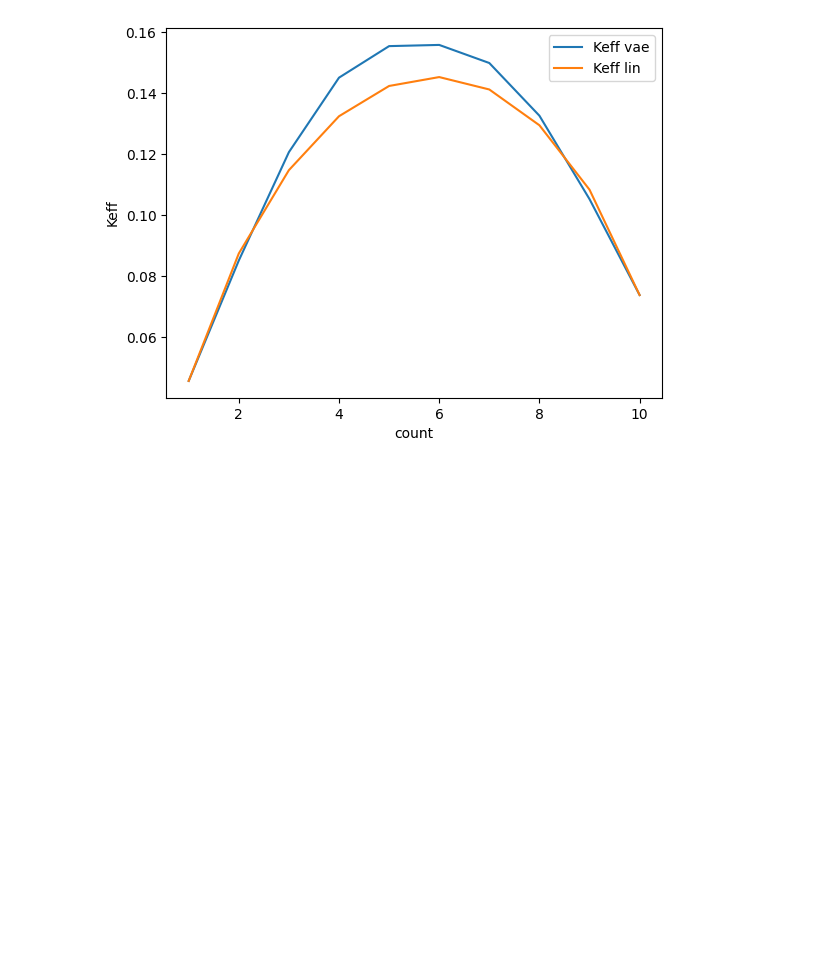
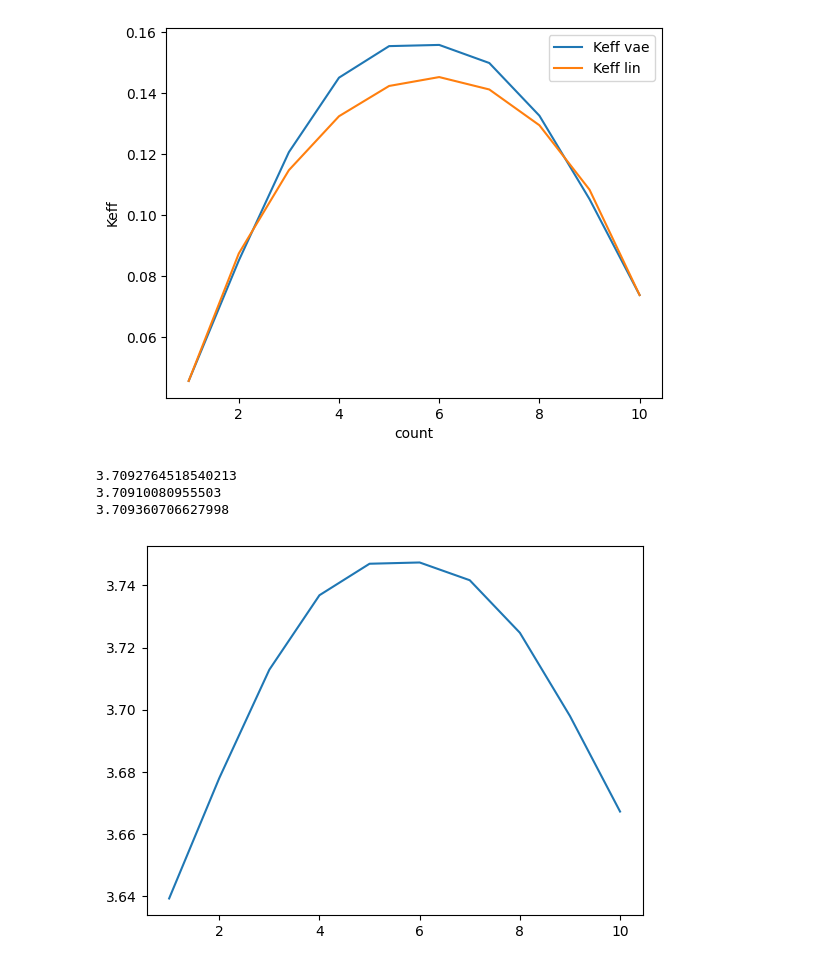
Before and after one commit to XxkmoxX/ML_variational_autoencoder, a Jupyter notebook: eda_ml_vae_128L.ipynb, the cells around one changed output. Drawn from its saved outputs; the diff is of its cells as text; code cells hidden in the pictures; blank space fills up the shorter version.

```diff
--- a/eda_ml_vae_128L.ipynb
+++ b/eda_ml_vae_128L.ipynb
@@ -414,6 +387,35 @@ plt.show()
 0.11193870060914161
 0.11210782973158695
 [figure]
+# %%
+### Keff 128x128 with normalization
+
+subdir = ['/medios_128Lcont/post_sim_norm/']
+output_folders = ['vae_norm'] #, 'lin_norm']
+
+for folder in output_folders:
+    keff_v = np.zeros(10)
+    kdis_v = np.zeros(10)
+    kave_v = np.zeros(10)
+    for ireal in range(10):
+        keff = np.loadtxt(cwd + subdir[0] + folder + '/' + str(ireal) + '/SolverRes.txt')[0]
+        kdis = np.load(cwd + subdir[0] + folder + '/' + str(ireal) + '/KpostProcess/Kd128.npy')
+        kave = np.load(cwd + subdir[0] + folder + '/' + str(ireal) + '/KpostProcess/Kv128.npy')
+
+        keff_v[ireal] = norm*keff
+        kdis_v[ireal] = norm*kdis
+        kave_v[ireal] = norm*kave
+
+    print(np.mean(np.log(keff_v)))
+    print(np.mean(np.log(kdis_v)))
+    print(np.mean(np.log(kave_v)))
+
+    plt.plot(x_real, np.log(keff_v), label='Keff' + ' ' + folder)
+# %% [output]
+3.7092764518540213
+3.70910080955503
+3.709360706627998
+[figure, added]
 # %%
 cwd = os.getcwd()
 output_folders = ['lin', 'lin_bin', 'vae', 'vae_bin', 'vae_connect']
```
Also changed, not shown: parts of 12 cells of this notebook.
